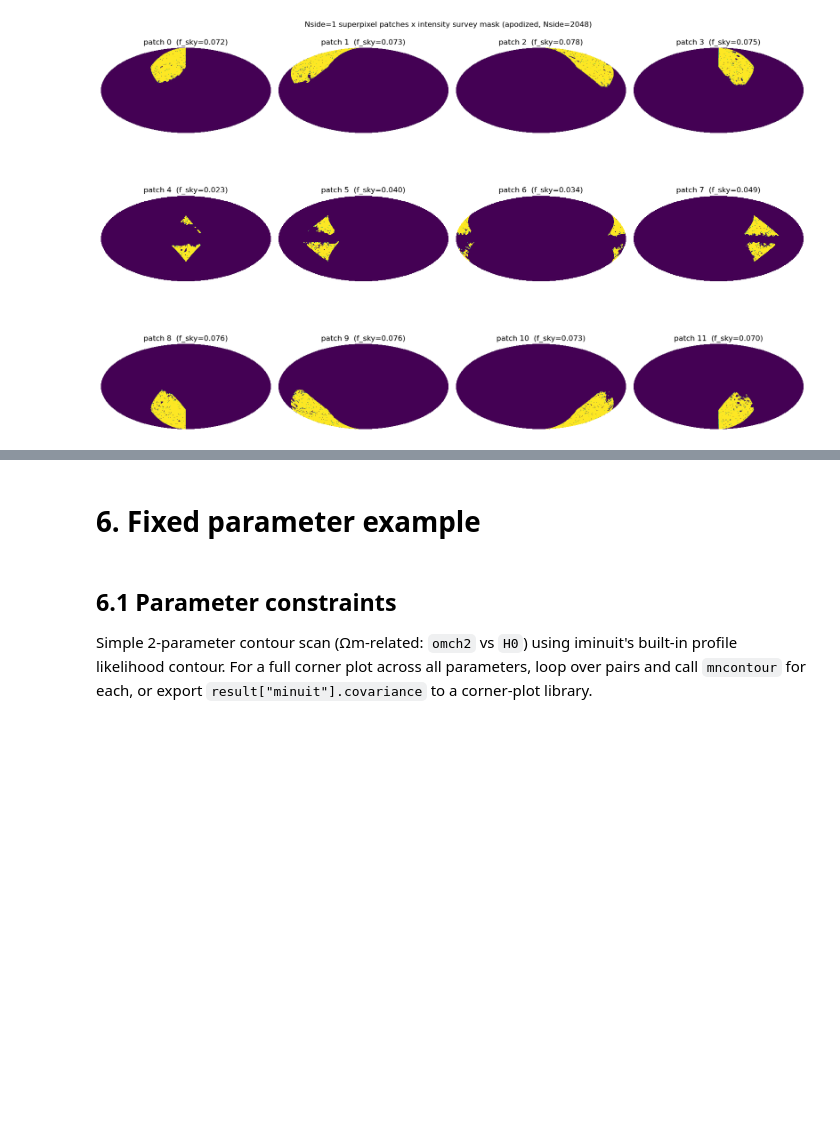
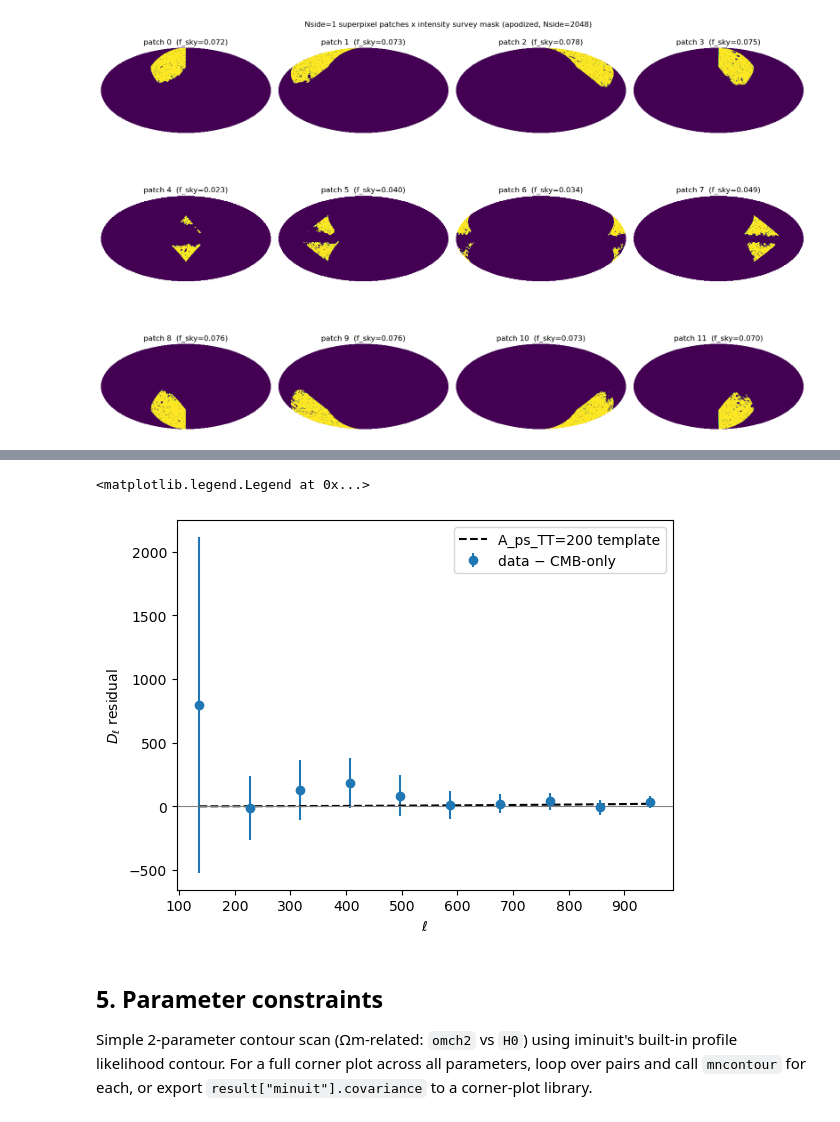
Before and after one commit to jamshidi3d/patch_cosmic_parameters, a Jupyter notebook: patch_cosmology_fit.ipynb, the cells around one changed output, grey strips where cells are left out. Drawn from its saved outputs; the diff is of its cells as text; code cells hidden in the pictures; blank space fills up the shorter version.

```diff
--- a/patch_cosmology_fit.ipynb
+++ b/patch_cosmology_fit.ipynb
@@ -655,22 +851,33 @@ print(f"Saved {fullsky_spectrum_path}")
-# %% [markdown]
-# 6. Fixed parameter example
-# %%
-# To fix one or more parameters at their initial_guess value and fit only
-# the rest, pass `fixed={...}` (a set of parameter names). Fixed params
-# still need an entry in initial_guess (that's the value they're held at)
-# but don't need bounds. Errors/minos are only computed for the free ones.
-result_fixed = fitting.fit_parameters(
-    fit_data, initial_guess, bounds, fixed={"ns", "A_ps_EE"}
-)
-
-print("Converged:", result_fixed["valid"])
-print("chi^2 at best fit:", result_fixed["chi2"])
-for name, val in result_fixed["best_fit"].items():
-    err = result_fixed["errors"][name]
-    tag = " (fixed)" if name in {"ns", "A_ps_EE"} else ""
-    print(f"  {name} = {val:.5g} +/- {err:.3g}{tag}")
+# %%
+i = 8
+r = patch_results[i]
+fit_data_i = r["fit_data"]
+best_fit_i = r["result"]["best_fit"]
+
+cosmo_only = {k: v for k, v in best_fit_i.items() if k in FIDUCIAL}
+cl_cmb = fitting.camb_cl(**cosmo_only, lmax=fit_data_i.lmax)
+theory_cmb_only = fitting.decouple_theory(
+    fit_data_i.workspace_tt, [cl_cmb["TT"]]
+)[1:1 + fit_data_i.n_tt]
+
+ell = r["ell"]["TT"]                                    # <-- index into the TT sub-dict
+residual_cl = r["cl_data"]["TT"] - theory_cmb_only       # <-- same here
+residual_dl = to_dl(ell, residual_cl)
+
+ps_template = fitting.point_source_dl_template(fit_data_i.lmax, best_fit_i["A_ps_TT"])
+ps_template_binned = fitting.decouple_theory(fit_data_i.workspace_tt, [ps_template])[1:1 + fit_data_i.n_tt]
+
+errors_tt = r["errors"][r["error_slices"]["TT"]]         # <-- slice, not dict-index
+
+plt.errorbar(ell, residual_dl, yerr=to_dl(ell, errors_tt), fmt="o", label="data − CMB-only")
+plt.plot(ell, to_dl(ell, ps_template_binned), "k--", label="A_ps_TT=200 template")
+plt.axhline(0, color="gray", lw=0.8)
+plt.xlabel(r"$\ell$"); plt.ylabel(r"$D_\ell$ residual"); plt.legend()
+# %% [output]
+<matplotlib.legend.Legend at 0x...>
+[figure, added]
 # %% [markdown]
-## 6.1 Parameter constraints
+## 5. Parameter constraints
 
 Simple 2-parameter contour scan (Ωm-related: `omch2` vs `H0`) using iminuit's
 built-in profile likelihood contour. For a full corner plot across all
```
Also changed, not shown: parts of 8 cells of this notebook, 10 other files.
